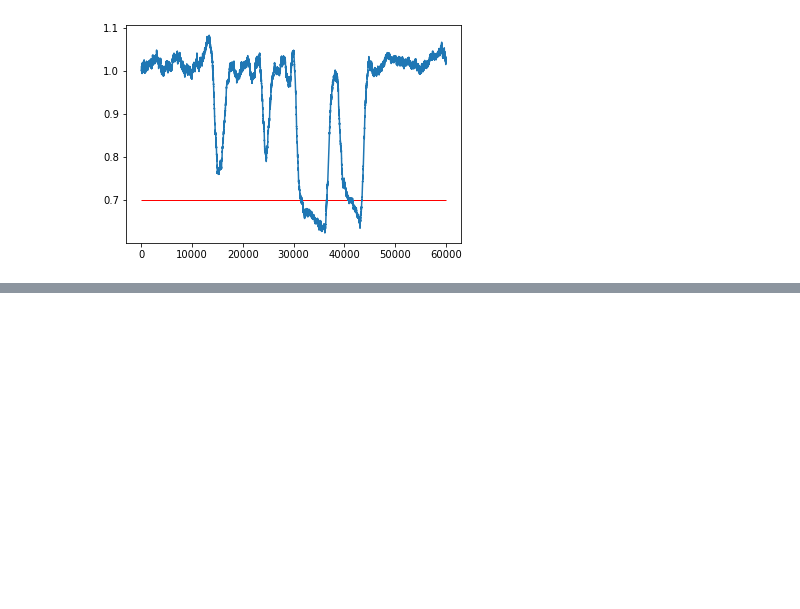
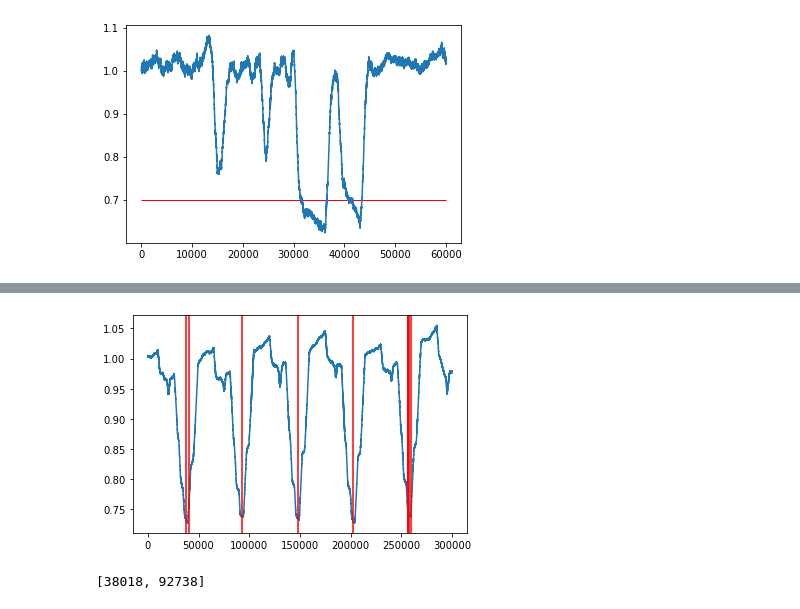
Before and after one commit to oune/meka_py, a Jupyter notebook: Untitled.ipynb, the cells around one changed output, grey strips where cells are left out. Saved outputs shown, nothing was run; the diff lists cells and outputs as text; code cells hidden in the pictures; blank space fills up the shorter version.

```diff
--- a/Untitled.ipynb
+++ b/Untitled.ipynb
@@ -188,0 +298,22 @@ plt.hlines(0.7, 0, 60000, color='red', linestyle='solid', linewidth=1)
+# %%
+def getmids(data, end_size, threshold):
+    mids = []
+    start = 0
+    end = 0
+
+    for i in tqdm(range(0, end_size)):
+        value = data[i]
+
+        if (value < threshold):
+            if (start == 0):
+                start = i
+            end = i
+
+        if (value > threshold):
+            if (start != 0):
+                mid = (int)((start + end) / 2)
+                mids.append(mid)
+
+                start = 0
+
+    return mids
@@ -188,0 +324,21 @@ plt.hlines(0.7, 0, 60000, color='red', linestyle='solid', linewidth=1)
+# %%
+size = 300000
+plt.plot(l1[:size])
+mids = getmids(l1, size, 0.75)
+
+for data in mids:
+    plt.axvline(x=data, ymin=0, ymax=1, color = 'red')
+# %% [output]
+[figure, added]
+# %%
+mids = getmids(l1, 100000, 0.75)
+pre = 0
+for data in mids:
+    if (pre == 0):
+        pre = data
+    else :
+        if (data - pre < 10000):
+            mids.remove(data)
+mids
+# %% [output]
+[38018, 92738]
```
Also changed, not shown: parts of 27 cells of this notebook, 1 other file.
